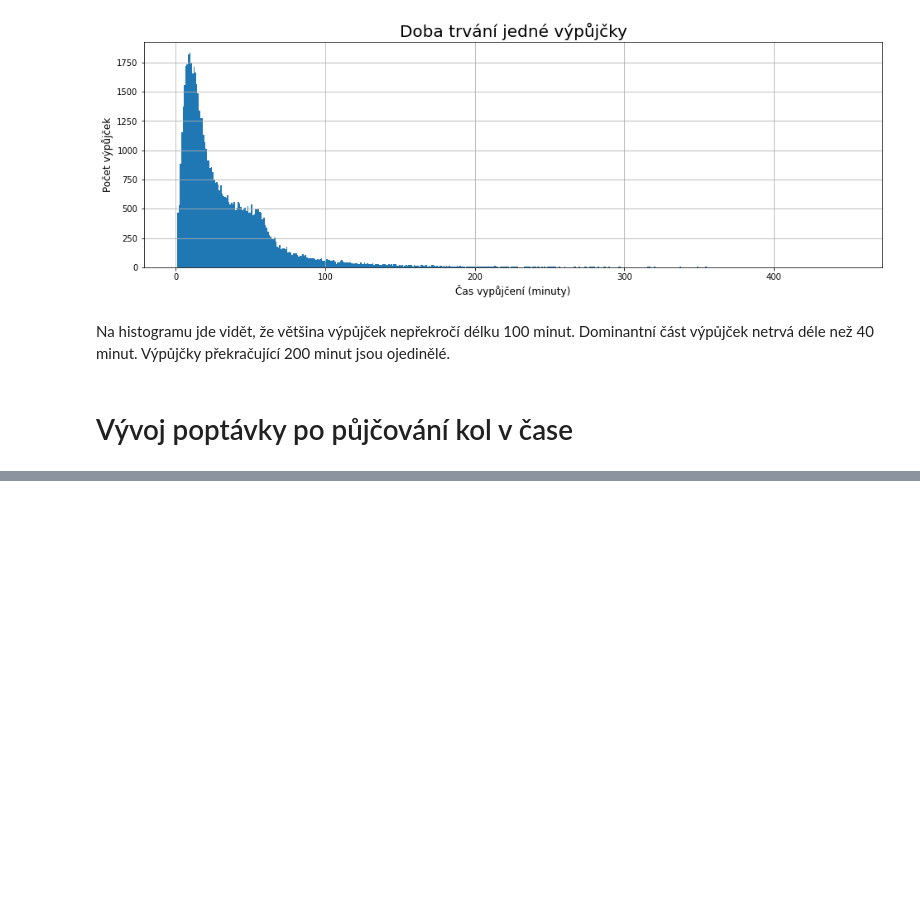
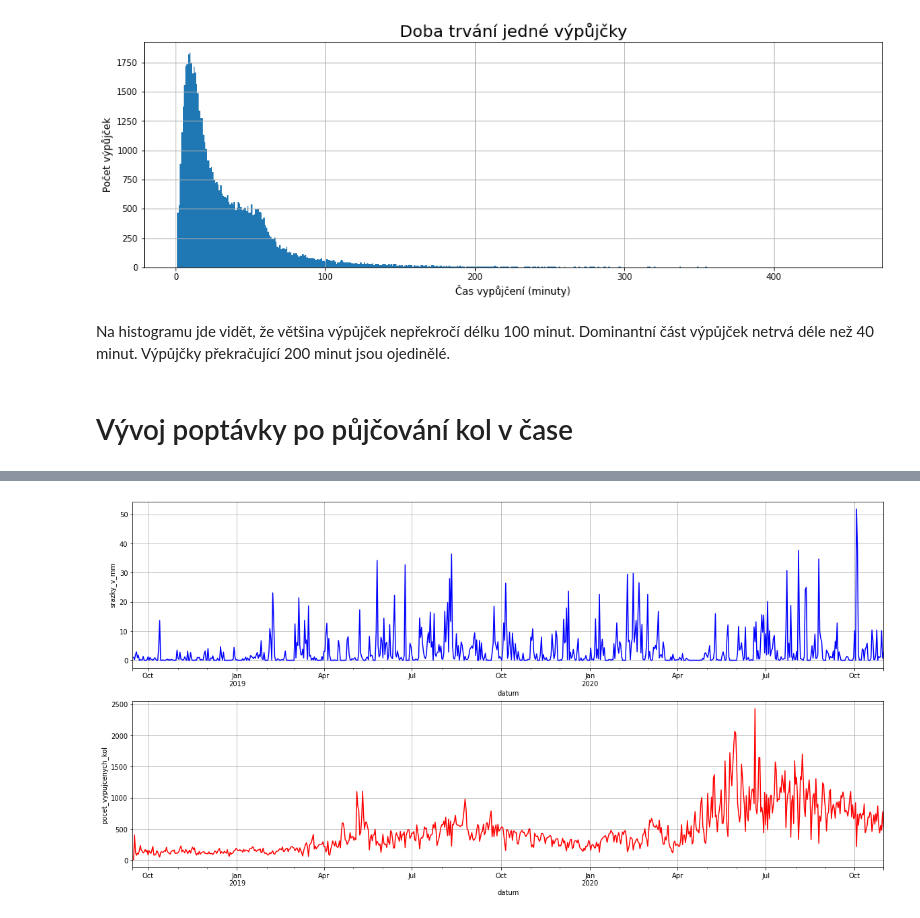
Before and after one commit to Krocan777/Python_projekt_Edinburgh, a Jupyter notebook: Python_Projekt.ipynb, the cells around one changed output, grey strips where cells are left out. Saved outputs shown, nothing was run; the diff lists cells and outputs as text; code cells hidden in the pictures; blank space fills up the shorter version.

```diff
--- a/Python_Projekt.ipynb
+++ b/Python_Projekt.ipynb
@@ -334,0 +340,21 @@ ax.grid()
+# %%
+df2 = ew_df[['date', 'rain']].set_index('date')
+df2['rain'].replace({'mm':''}, regex=True, inplace=True)
+df2 = pd.to_numeric(df2['rain'], downcast='float')
+df2 = pd.DataFrame(df2)
+df2 = df2.groupby('date').sum().round(2)
+# %%
+demand_df = demand_df.reset_index()
+df3 = pd.to_datetime(demand_df['date'])
+df3 = pd.DataFrame(df3)
+df3 = df3.assign(vypujcena_kola=demand_df['vypujcena_kola'])
+demand_df = df3.set_index('date')
+# %%
+df2 = df2.reset_index()
+df3 = pd.to_datetime(df2['date'])
+df3 = pd.DataFrame(df3)
+df3 = df3.assign(rain=df2['rain'])
+df2 = df3.set_index('date')
+# %%
+df3 = df2.join(demand_df, how='inner')
+df3.head(3)
@@ -334,0 +367,15 @@ ax.grid()
+# %%
+fix, axes = plt.subplots(2, 1, figsize=(20, 10))
+
+df3['rain'].plot(ax=axes[0], color='blue')
+axes[0].set_xlabel('datum')
+axes[0].set_ylabel('srazky_v_mm')
+axes[0].grid()
+
+
+df3['vypujcena_kola'].plot(ax=axes[1], color='red')
+axes[1].set_xlabel('datum')
+axes[1].set_ylabel('pocet_vypujcenych_kol')
+axes[1].grid()
+# %% [output]
+[figure, added]
```
Also changed, not shown: parts of 10 cells of this notebook.
